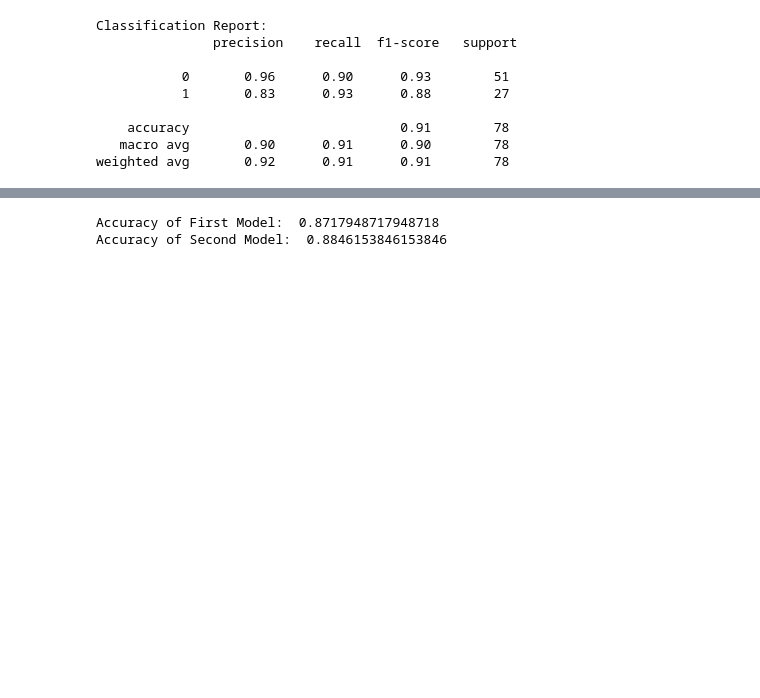
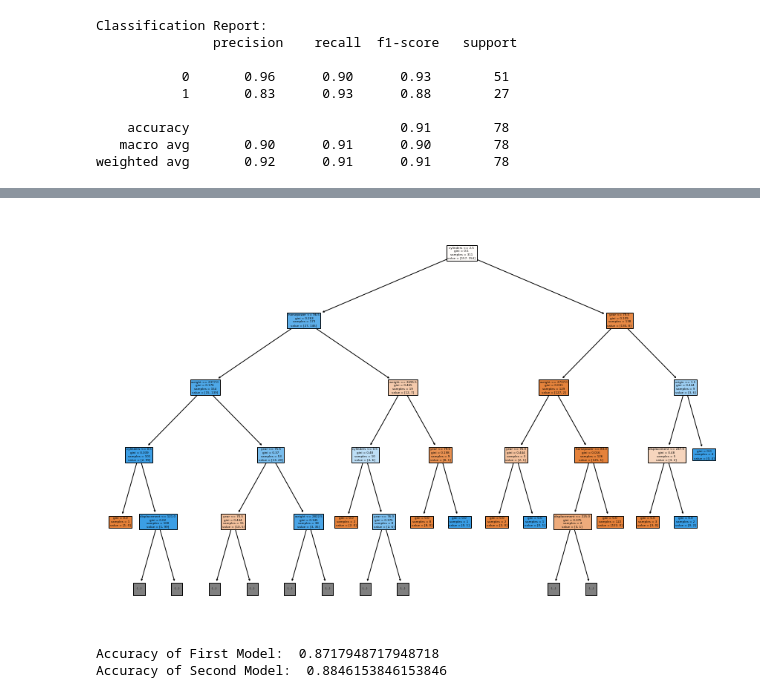
Before and after one commit to fitzpatrickgray/MachineLearningUTD, a Jupyter notebook: SKLearn/Sklearn.ipynb, the cells around one changed output, grey strips where cells are left out. Saved outputs shown, nothing was run; the diff lists cells and outputs as text; code cells hidden in the pictures; blank space fills up the shorter version.

```diff
--- a/SKLearn/Sklearn.ipynb
+++ b/SKLearn/Sklearn.ipynb
@@ -184,7 +184,6 @@ from matplotlib import pyplot as plt
 import sklearn.tree
 import graphviz
 
-dotdat = tree.export_graphviz(dt, max_depth=2, out_file=None, feature_names=df.columns[:7], filled=True)
-graph = graphviz.Source(dotdat, format='png')
-graph
+fig = plt.figure(figsize=(15,10))
+plot = tree.plot_tree(dt, feature_names=df.columns, filled=True, max_depth = 4)
 # %% [output]
@@ -192,3 +190,4 @@ graph
+[figure, added]
 # %%
 from sklearn import preprocessing
 from sklearn.neural_network import MLPClassifier
```
Also changed, not shown: parts of 1 cell of this notebook.
